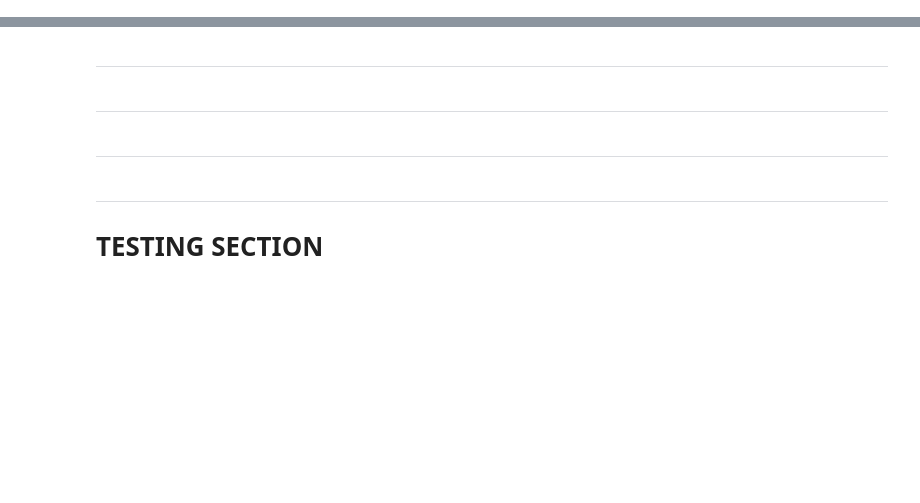
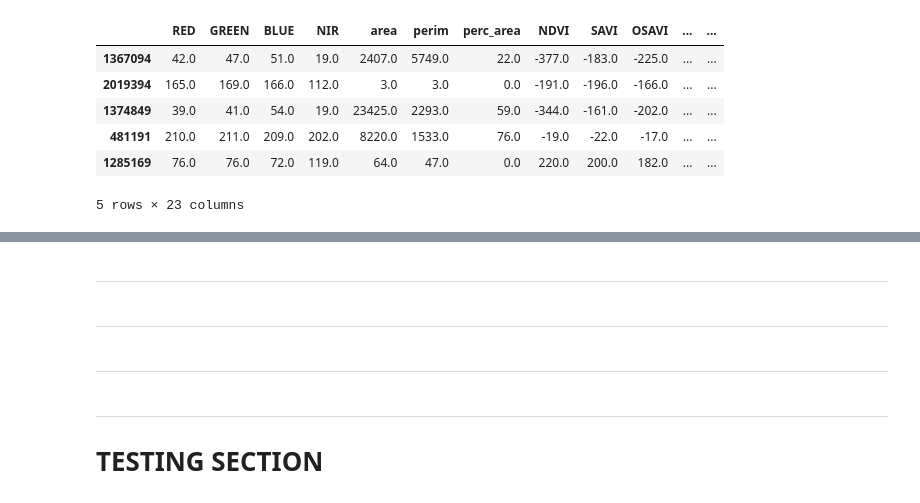
Before and after one commit to bhickson/AARMP, a Jupyter notebook: createRiparianClassifications.ipynb, the cells around one changed output, grey strips where cells are left out. Cells and saved outputs as stored; diff of their text form; code cells hidden in the pictures; blank space fills up the shorter version.

```diff
--- a/createRiparianClassifications.ipynb
+++ b/createRiparianClassifications.ipynb
@@ -30,0 +191,10 @@ import rtree
+# %%
+training_data[rf_rasters].head()
+# %% [output]
+|  | RED | GREEN | BLUE | NIR | area | perim | perc_area | NDVI | SAVI | OSAVI | ... | ... |
+| 1367094 | 42.0 | 47.0 | 51.0 | 19.0 | 2407.0 | 5749.0 | 22.0 | -377.0 | -183.0 | -225.0 | ... | ... |
+| 2019394 | 165.0 | 169.0 | 166.0 | 112.0 | 3.0 | 3.0 | 0.0 | -191.0 | -196.0 | -166.0 | ... | ... |
+| 1374849 | 39.0 | 41.0 | 54.0 | 19.0 | 23425.0 | 2293.0 | 59.0 | -344.0 | -161.0 | -202.0 | ... | ... |
+| 481191 | 210.0 | 211.0 | 209.0 | 202.0 | 8220.0 | 1533.0 | 76.0 | -19.0 | -22.0 | -17.0 | ... | ... |
+| 1285169 | 76.0 | 76.0 | 72.0 | 119.0 | 64.0 | 47.0 | 0.0 | 220.0 | 200.0 | 182.0 | ... | ... |
+5 rows × 23 columns
```
Also changed, not shown: parts of 15 cells of this notebook, 1 other file.
